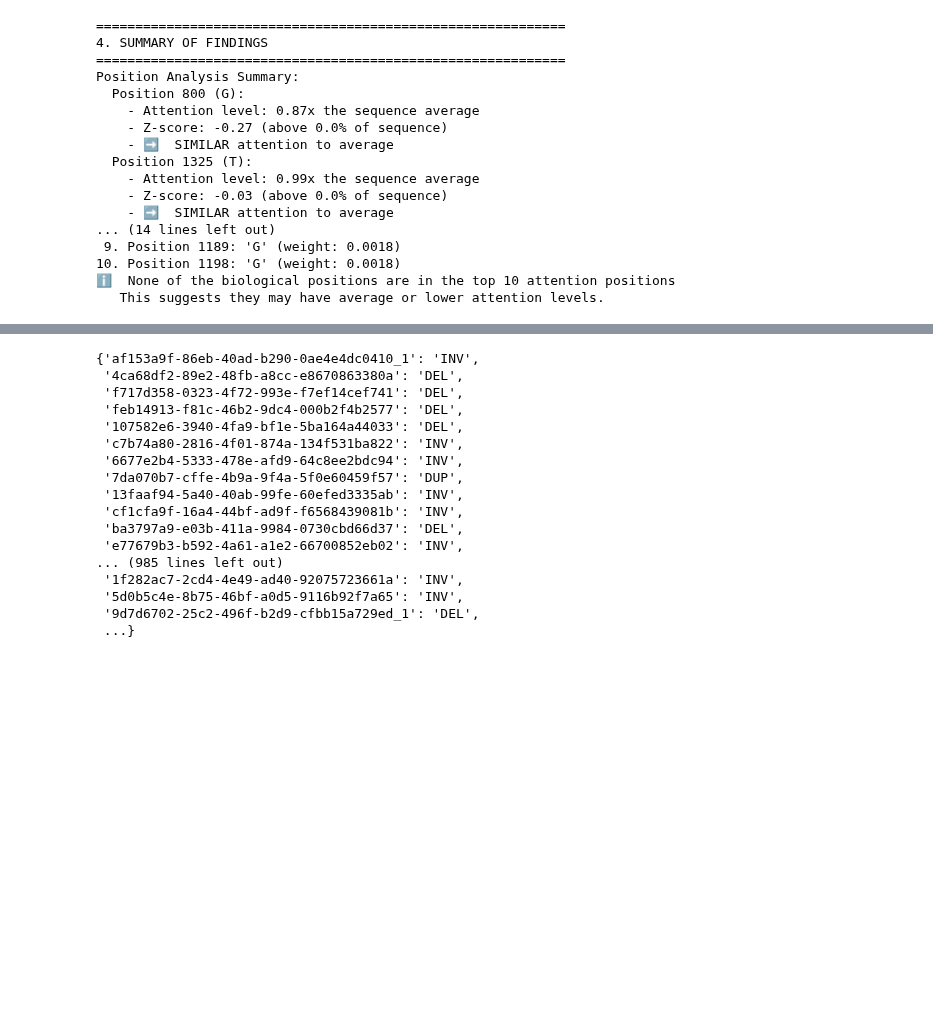
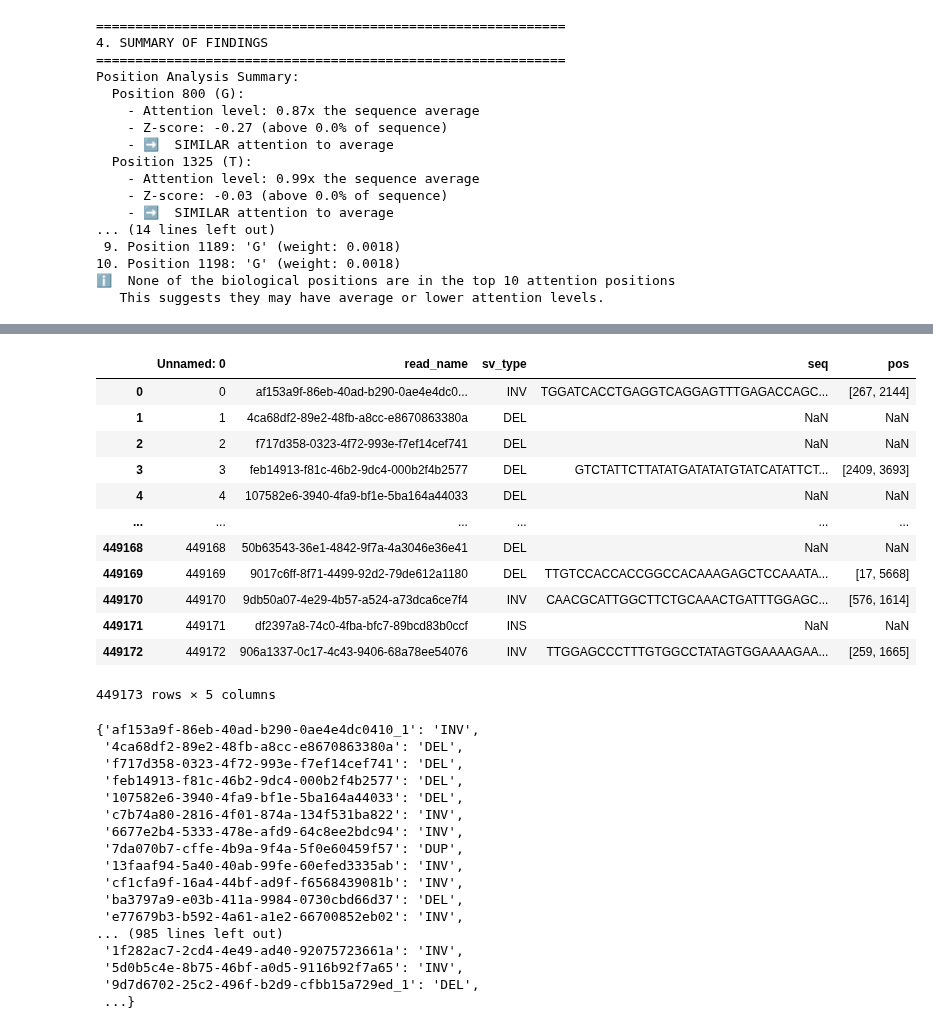
Before and after one commit to ylab-hi/ChimeraLM, a Jupyter notebook: notebooks/attention.ipynb, the cells around one changed output, grey strips where cells are left out. Saved outputs shown, nothing was run; the diff lists cells and outputs as text; code cells hidden in the pictures; blank space fills up the shorter version.

```diff
--- a/notebooks/attention.ipynb
+++ b/notebooks/attention.ipynb
@@ -2231,5 +2830,23 @@ def fetch_seq(chimeric_iterator):
 
     # return read.query_name, read.query_sequence, [read.query_alignment_start, read.query_alignment_end - 1]
+# %%
+mk1c_vcf_df = pd.read_csv("../data/sv/mk1c_vcf_df.csv")
+# %%
+mk1c_vcf_df
+# %% [output]
+|  | Unnamed: 0 | read_name | sv_type | seq | pos |
+| 0 | 0 | af153a9f-86eb-40ad-b290-0ae4e4dc0... | INV | TGGATCACCTGAGGTCAGGAGTTTGAGACCAGC... | [267, 2144] |
+| 1 | 1 | 4ca68df2-89e2-48fb-a8cc-e8670863380a | DEL | NaN | NaN |
+| 2 | 2 | f717d358-0323-4f72-993e-f7ef14cef741 | DEL | NaN | NaN |
+| 3 | 3 | feb14913-f81c-46b2-9dc4-000b2f4b2577 | DEL | GTCTATTCTTATATGATATATGTATCATATTCT... | [2409, 3693] |
+| 4 | 4 | 107582e6-3940-4fa9-bf1e-5ba164a44033 | DEL | NaN | NaN |
+| ... | ... | ... | ... | ... | ... |
+| 449168 | 449168 | 50b63543-36e1-4842-9f7a-4a3046e36e41 | DEL | NaN | NaN |
+| 449169 | 449169 | 9017c6ff-8f71-4499-92d2-79de612a1180 | DEL | TTGTCCACCACCGGCCACAAAGAGCTCCAAATA... | [17, 5668] |
+| 449170 | 449170 | 9db50a07-4e29-4b57-a524-a73dca6ce7f4 | INV | CAACGCATTGGCTTCTGCAAACTGATTTGGAGC... | [576, 1614] |
+| 449171 | 449171 | df2397a8-74c0-4fba-bfc7-89bcd83b0ccf | INS | NaN | NaN |
+| 449172 | 449172 | 906a1337-0c17-4c43-9406-68a78ee54076 | INV | TTGGAGCCCTTTGTGGCCTATAGTGGAAAAGAA... | [259, 1665] |
+449173 rows × 5 columns
 # %%
 mk1c_vcf_path = "/gpfs/projects/b1171/qgn1237/4_single_cell_SV_chimera/20250904_formal_publish_figures/2_artifacts_reads_supporting_SV_type_in_Set_A/hyena_p2_765108_bulk_model_on_mk1c_dataset_setA/sniffles_PC3_10_cells_MDA_Mk1c_dirty.vcf"
 # %%
```
Also changed, not shown: parts of 20 cells of this notebook, 1 other file.
